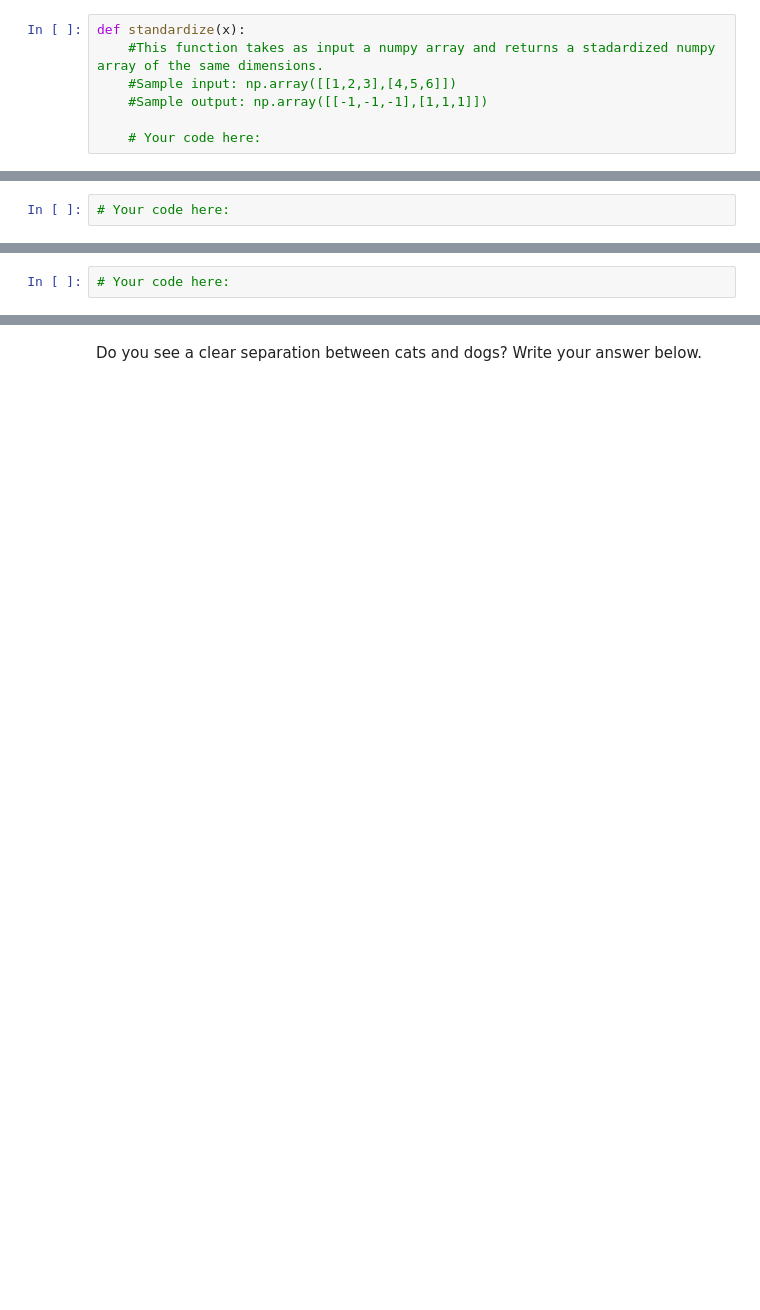
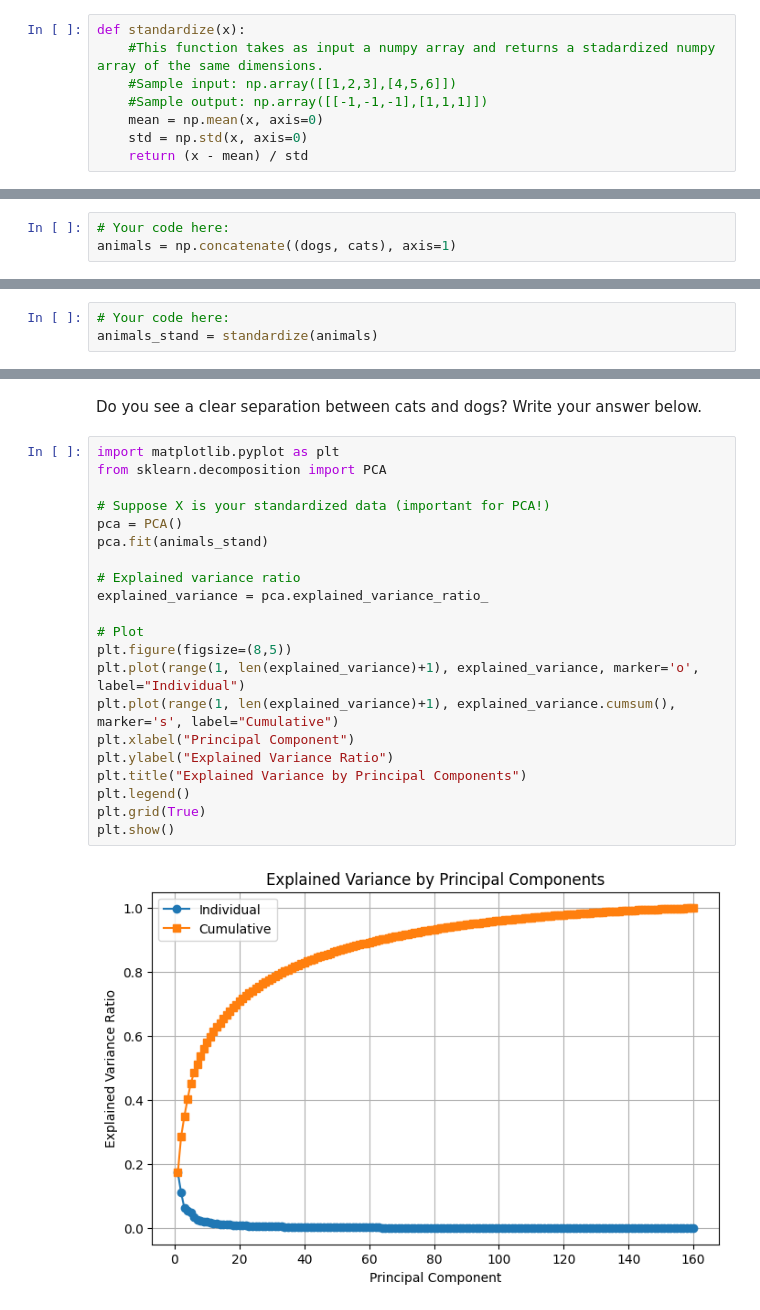
Before and after one commit to martijnooo/lab-dsai-pca, a Jupyter notebook: your-code/main.ipynb, the cells around one changed output, grey strips where cells are left out. Saved outputs shown, nothing was run; the diff lists cells and outputs as text; blank space fills up the shorter version.

```diff
--- a/your-code/main.ipynb
+++ b/your-code/main.ipynb
@@ -57,16 +79,19 @@ def standardize(x):
     #This function takes as input a numpy array and returns a stadardized numpy array of the same dimensions.
     #Sample input: np.array([[1,2,3],[4,5,6]])
     #Sample output: np.array([[-1,-1,-1],[1,1,1]])
-
-    # Your code here:
+    mean = np.mean(x, axis=0)
+    std = np.std(x, axis=0)
+    return (x - mean) / std
 # %% [markdown]
 Now, use the `np.concatenate` function to combine the cats and dogs arrays. Use `axis=1` to combine the two correctly. Make sure to put dogs first.
 # %%
 # Your code here:
+animals = np.concatenate((dogs, cats), axis=1)
 # %% [markdown]
 Standardize the concatenated array below.
 # %%
 # Your code here:
+animals_stand = standardize(animals)
 # %% [markdown]
 ## Challenge 2 - Using PCA
 
@@ -102,2 +148,25 @@ Create a scatter plot of `pc1` and `pc2` below. Use the `colors` list above to c
 # %% [markdown]
 Do you see a clear separation between cats and dogs? Write your answer below.
+# %%
+import matplotlib.pyplot as plt
+from sklearn.decomposition import PCA
+
+# Suppose X is your standardized data (important for PCA!)
+pca = PCA()
+pca.fit(animals_stand)
+
+# Explained variance ratio
+explained_variance = pca.explained_variance_ratio_
+
+# Plot
+plt.figure(figsize=(8,5))
+plt.plot(range(1, len(explained_variance)+1), explained_variance, marker='o', label="Individual")
+plt.plot(range(1, len(explained_variance)+1), explained_variance.cumsum(), marker='s', label="Cumulative")
+plt.xlabel("Principal Component")
+plt.ylabel("Explained Variance Ratio")
+plt.title("Explained Variance by Principal Components")
+plt.legend()
+plt.grid(True)
+plt.show()
+# %% [output]
+[figure, added]
```
Also changed, not shown: parts of 22 cells of this notebook.
